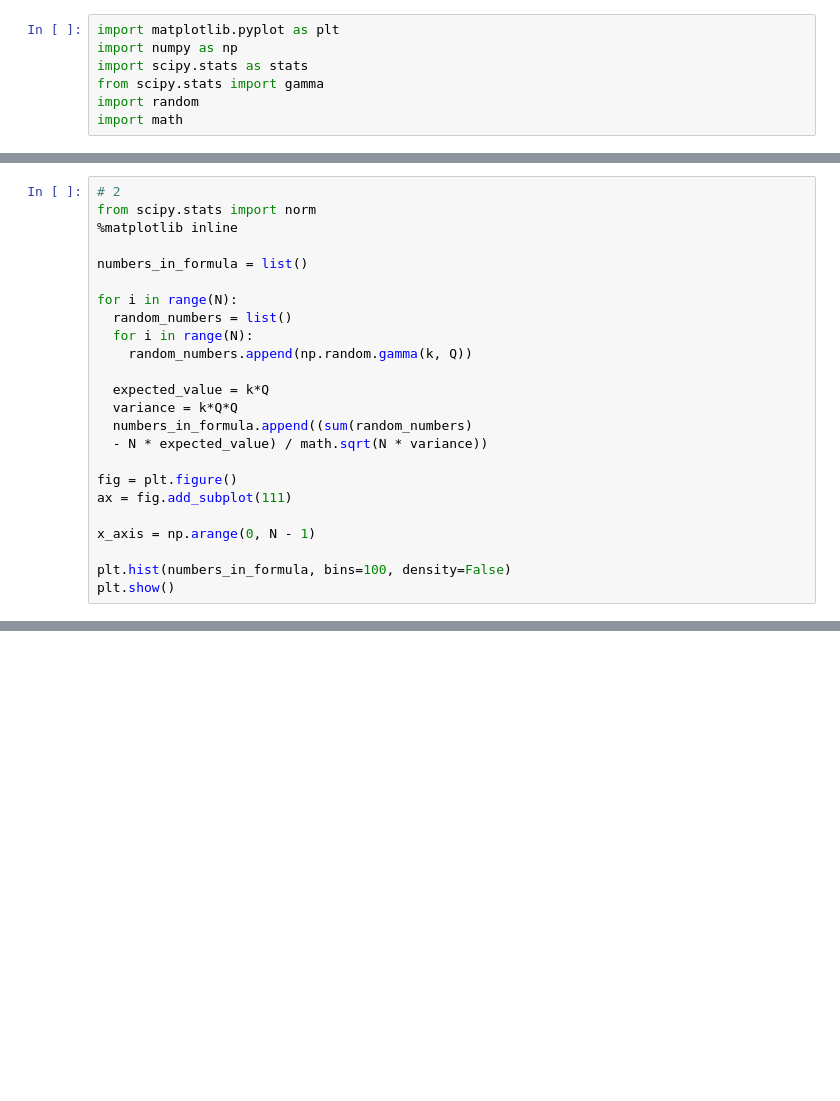
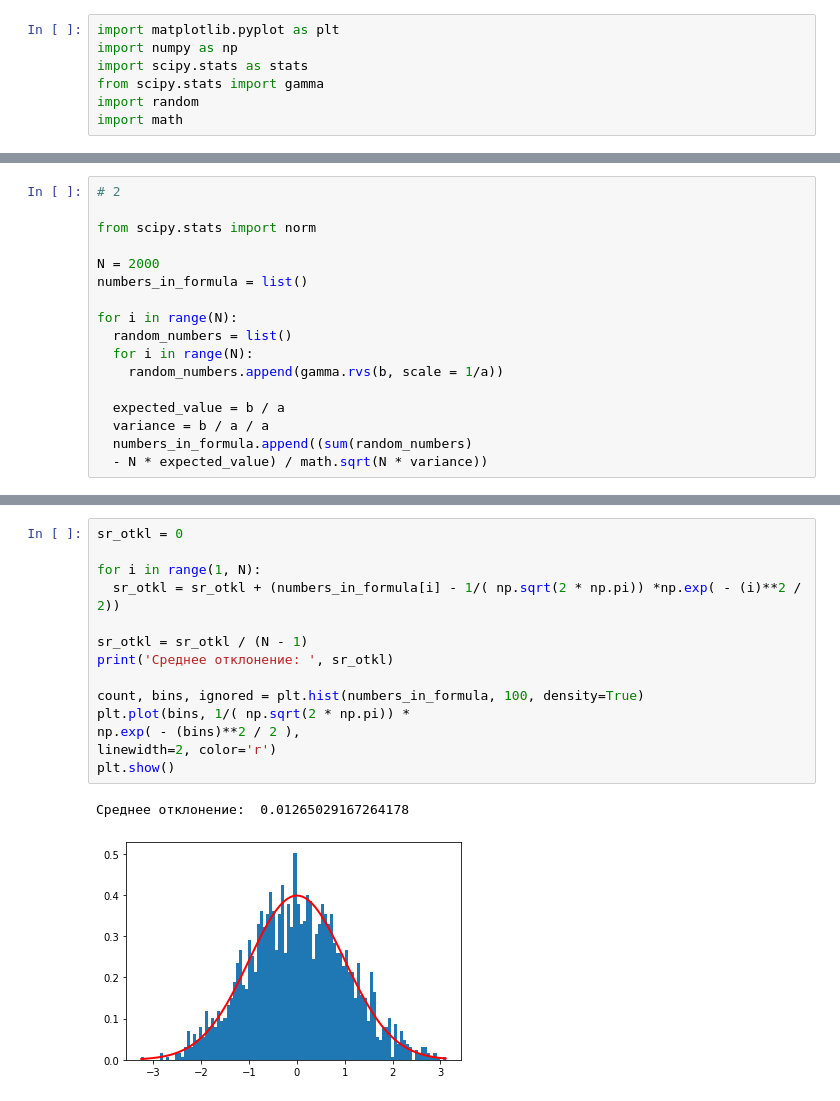
Before and after one commit to EmelyanovAndreyNSK/PythonProjects, a Jupyter notebook: MstatLab1.ipynb, the cells around one changed output, grey strips where cells are left out. Cells and saved outputs as stored; diff of their text form; blank space fills up the shorter version.

```diff
--- a/MstatLab1.ipynb
+++ b/MstatLab1.ipynb
@@ -29,24 +42,17 @@ plt.show()
 # %%
 # 2
+
 from scipy.stats import norm
-%matplotlib inline
 
+N = 2000
 numbers_in_formula = list()
 
 for i in range(N):
   random_numbers = list()
   for i in range(N):
-    random_numbers.append(np.random.gamma(k, Q))
+    random_numbers.append(gamma.rvs(b, scale = 1/a))
 
-  expected_value = k*Q
-  variance = k*Q*Q
+  expected_value = b / a
+  variance = b / a / a
   numbers_in_formula.append((sum(random_numbers)
   - N * expected_value) / math.sqrt(N * variance))
-
-fig = plt.figure()
-ax = fig.add_subplot(111)
-
-x_axis = np.arange(0, N - 1)
-
-plt.hist(numbers_in_formula, bins=100, density=False)
-plt.show()
@@ -95,0 +59,17 @@ plt.show()
+# %%
+sr_otkl = 0
+
+for i in range(1, N):
+  sr_otkl = sr_otkl + (numbers_in_formula[i] - 1/( np.sqrt(2 * np.pi)) *np.exp( - (i)**2 / 2))
+
+sr_otkl = sr_otkl / (N - 1)
+print('Среднее отклонение: ', sr_otkl)
+
+count, bins, ignored = plt.hist(numbers_in_formula, 100, density=True)
+plt.plot(bins, 1/( np.sqrt(2 * np.pi)) *
+np.exp( - (bins)**2 / 2 ),
+linewidth=2, color='r')
+plt.show()
+# %% [output]
+Среднее отклонение:  0.01265029167264178
+[figure, added]
```
Also changed, not shown: parts of 5 cells of this notebook.
